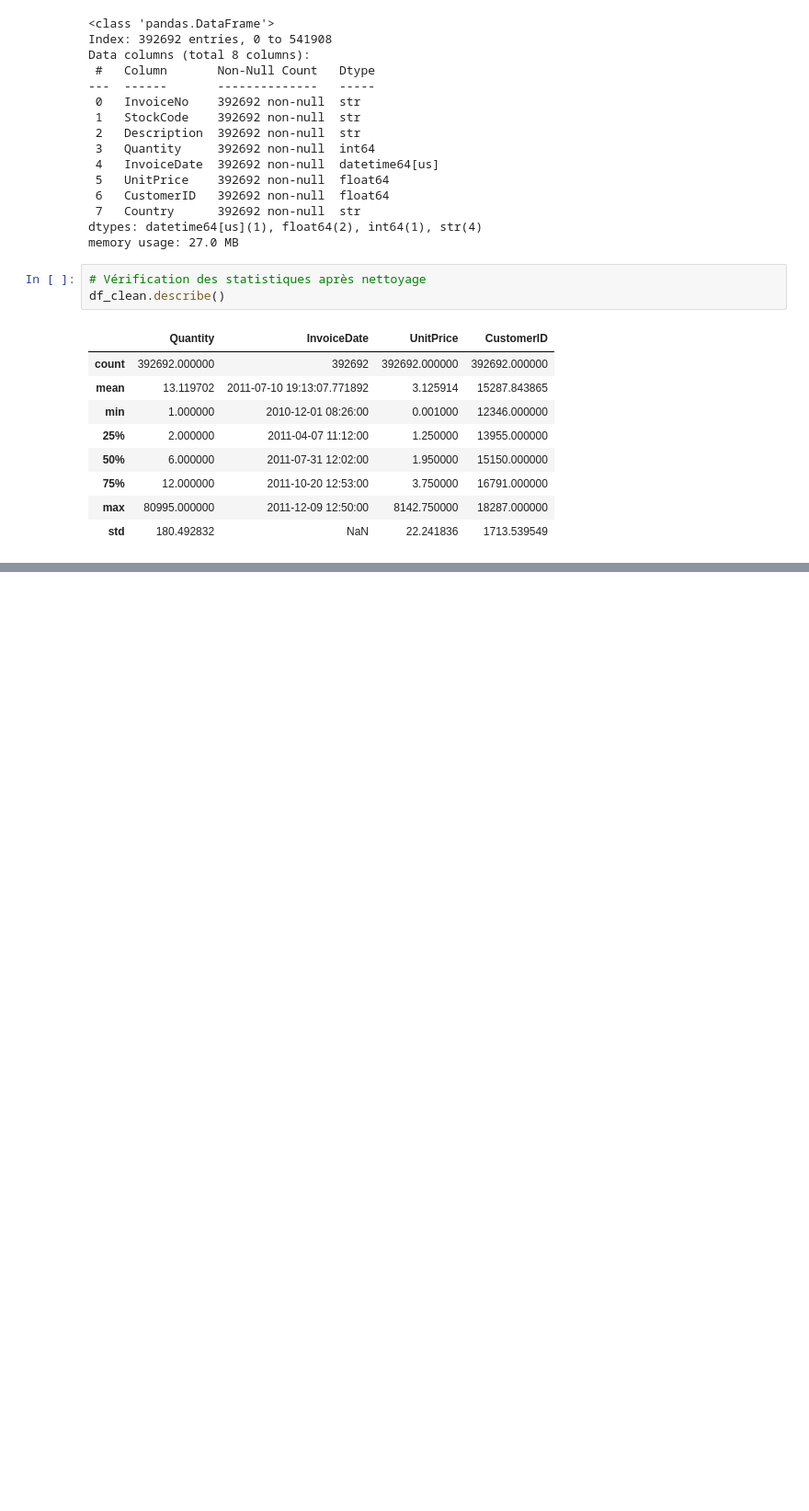
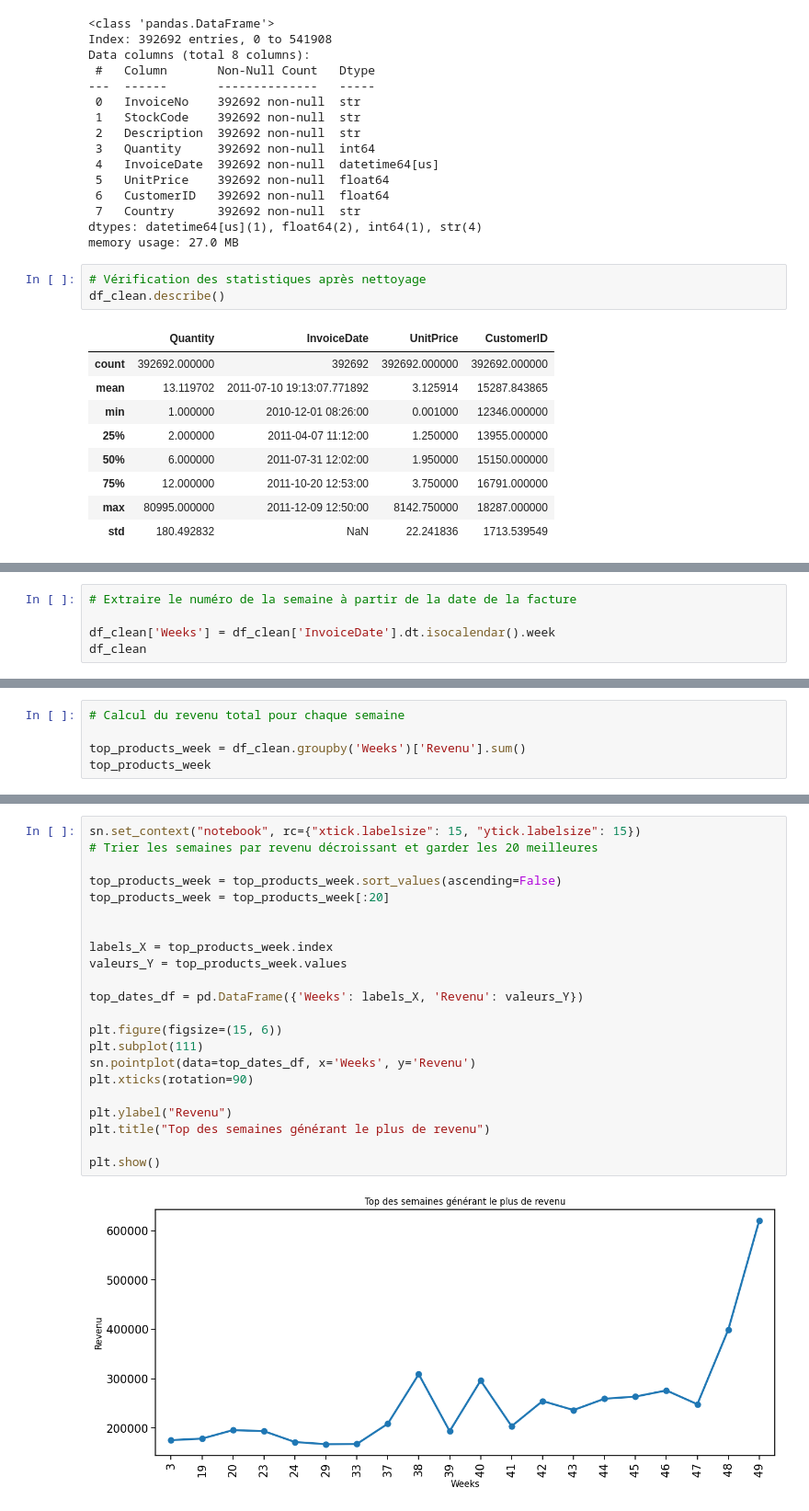
Before and after one commit to djafarou-ML/FUTURE_DS_01, a Jupyter notebook: analyse_vente.ipynb, the cells around one changed output, grey strips where cells are left out. Shown at 92% size. Drawn from its saved outputs; the diff is of its cells as text; blank space fills up the shorter version.

```diff
--- a/analyse_vente.ipynb
+++ b/analyse_vente.ipynb
@@ -279,0 +340,5 @@ df_clean.describe()
+# %%
+# Extraire le numéro de la semaine à partir de la date de la facture
+
+df_clean['Weeks'] = df_clean['InvoiceDate'].dt.isocalendar().week
+df_clean
@@ -279,0 +359,5 @@ df_clean.describe()
+# %%
+# Calcul du revenu total pour chaque semaine
+
+top_products_week = df_clean.groupby('Weeks')['Revenu'].sum()
+top_products_week
@@ -279,0 +382,24 @@ df_clean.describe()
+# %%
+sn.set_context("notebook", rc={"xtick.labelsize": 15, "ytick.labelsize": 15})
+# Trier les semaines par revenu décroissant et garder les 20 meilleures
+
+top_products_week = top_products_week.sort_values(ascending=False)
+top_products_week = top_products_week[:20]
+
+
+labels_X = top_products_week.index
+valeurs_Y = top_products_week.values
+
+top_dates_df = pd.DataFrame({'Weeks': labels_X, 'Revenu': valeurs_Y})
+
+plt.figure(figsize=(15, 6))
+plt.subplot(111)
+sn.pointplot(data=top_dates_df, x='Weeks', y='Revenu')
+plt.xticks(rotation=90)
+
+plt.ylabel("Revenu")
+plt.title("Top des semaines générant le plus de revenu")
+
+plt.show()
+# %% [output]
+[figure, added]
```
Also changed, not shown: parts of 11 cells of this notebook.
